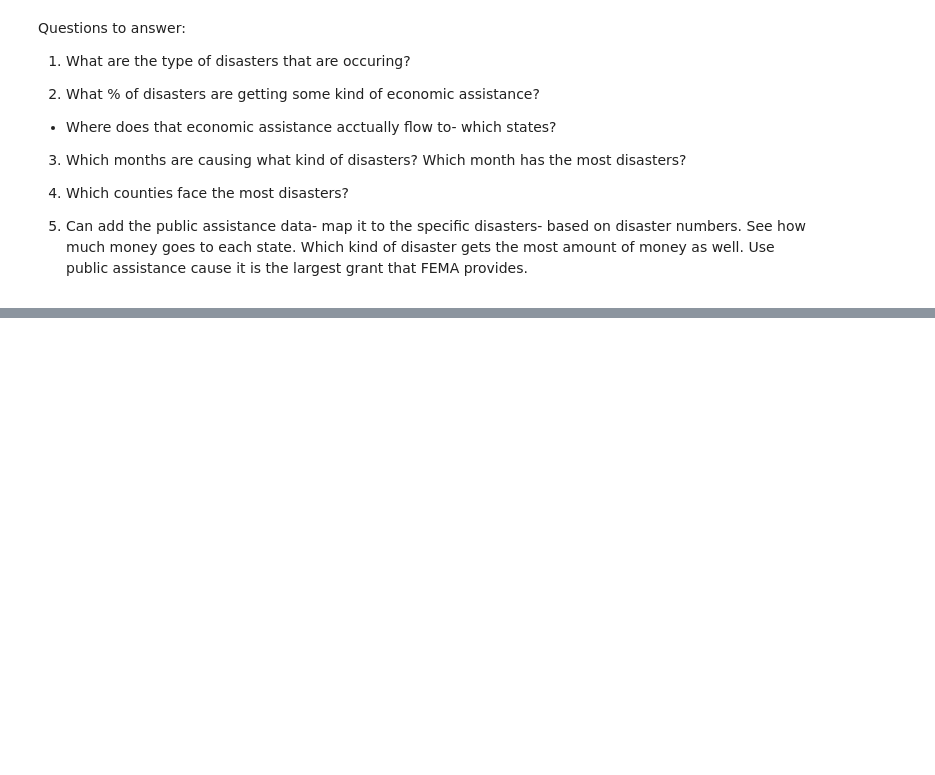
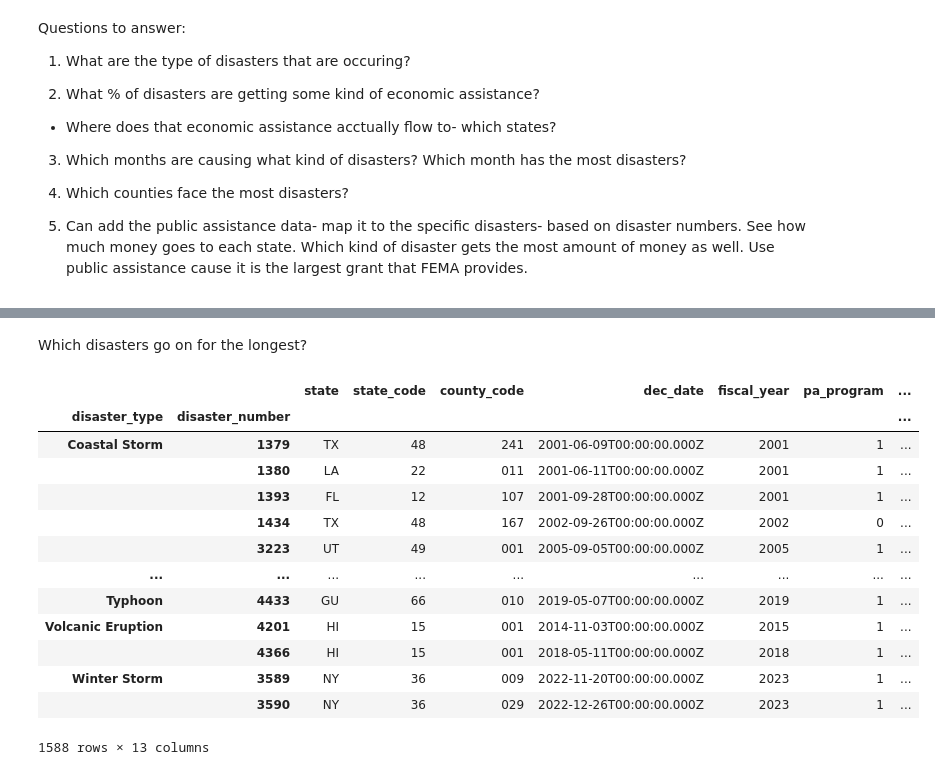
Before and after one commit to uchicago-mscapp-projects/snow-lm, a Jupyter notebook: climate_data.ipynb, the cells around one changed output, grey strips where cells are left out. Drawn from its saved outputs; the diff is of its cells as text; code cells hidden in the pictures; blank space fills up the shorter version.

```diff
--- a/climate_data.ipynb
+++ b/climate_data.ipynb
@@ -235,0 +249,20 @@ climate_last_23.to_csv('climate_disasters_2000_2023_clean.csv')
+# %% [markdown]
+Which disasters go on for the longest?
+# %%
+climate_by_dis_num = climate_last_23.groupby(['disaster_type', 'disaster_number'])
+climate_by_dis_num.first()
+# %% [output]
+|  |  | state | state_code | county_code | dec_date | fiscal_year | pa_program | ... |
+| disaster_type | disaster_number |  |  |  |  |  |  | ... |
+| Coastal Storm | 1379 | TX | 48 | 241 | 2001-06-09T00:00:00.000Z | 2001 | 1 | ... |
+|  | 1380 | LA | 22 | 011 | 2001-06-11T00:00:00.000Z | 2001 | 1 | ... |
+|  | 1393 | FL | 12 | 107 | 2001-09-28T00:00:00.000Z | 2001 | 1 | ... |
+|  | 1434 | TX | 48 | 167 | 2002-09-26T00:00:00.000Z | 2002 | 0 | ... |
+|  | 3223 | UT | 49 | 001 | 2005-09-05T00:00:00.000Z | 2005 | 1 | ... |
+| ... | ... | ... | ... | ... | ... | ... | ... | ... |
+| Typhoon | 4433 | GU | 66 | 010 | 2019-05-07T00:00:00.000Z | 2019 | 1 | ... |
+| Volcanic Eruption | 4201 | HI | 15 | 001 | 2014-11-03T00:00:00.000Z | 2015 | 1 | ... |
+|  | 4366 | HI | 15 | 001 | 2018-05-11T00:00:00.000Z | 2018 | 1 | ... |
+| Winter Storm | 3589 | NY | 36 | 009 | 2022-11-20T00:00:00.000Z | 2023 | 1 | ... |
+|  | 3590 | NY | 36 | 029 | 2022-12-26T00:00:00.000Z | 2023 | 1 | ... |
+1588 rows × 13 columns
```
Also changed, not shown: parts of 16 cells of this notebook, 1 other file.
